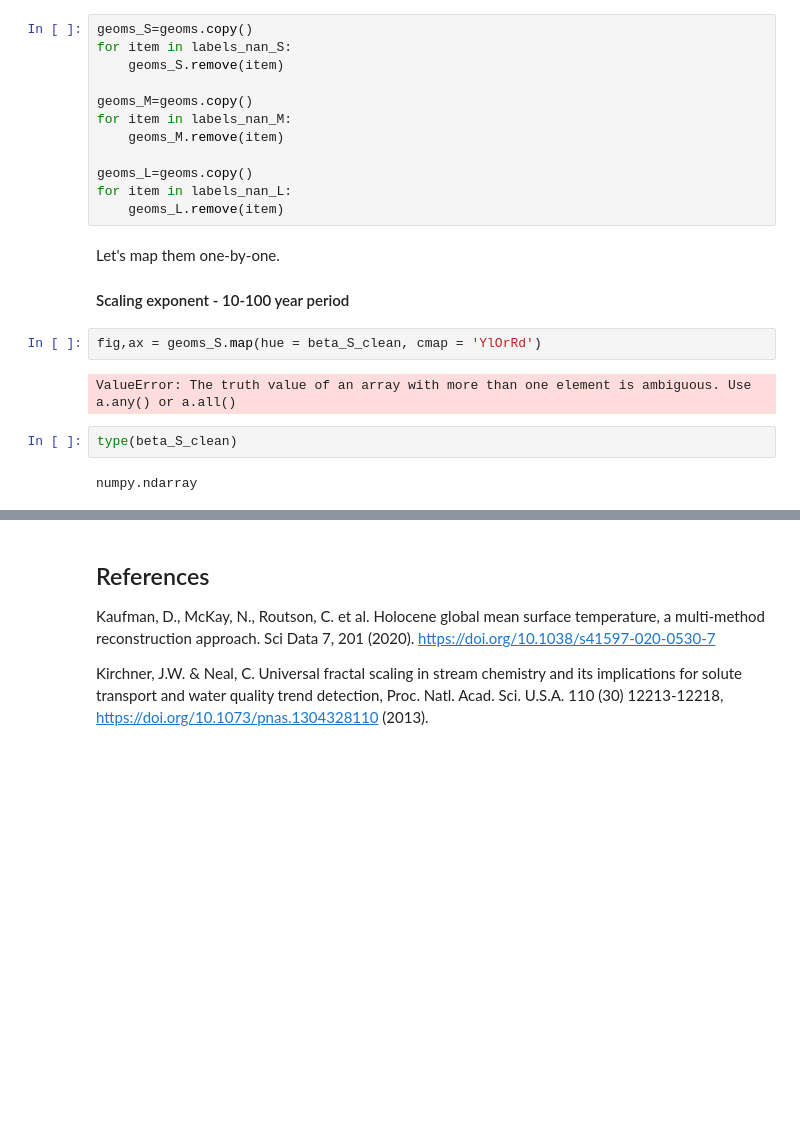
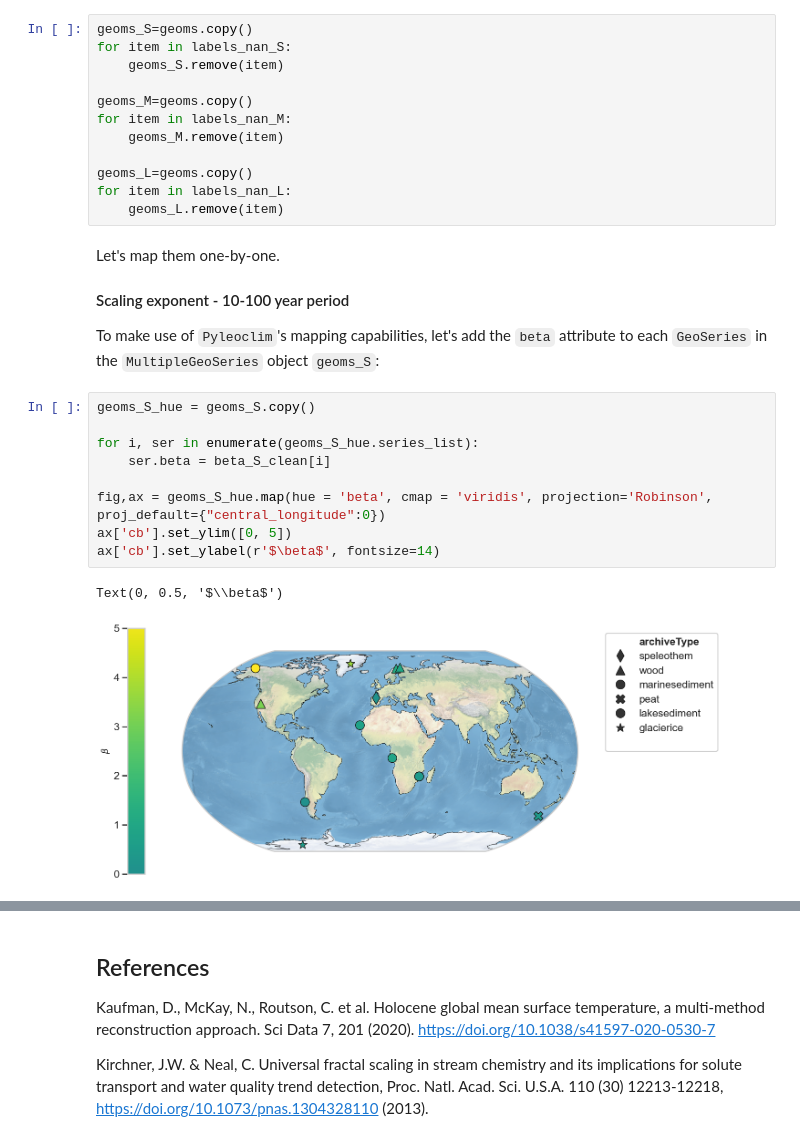
Before and after one commit to LinkedEarth/FreqFun, a Jupyter notebook: notebooks/spectral_analysis_temp12k.ipynb, the cells around one changed output, grey strips where cells are left out. Cells and saved outputs as stored; diff of their text form; blank space fills up the shorter version.

```diff
--- a/notebooks/spectral_analysis_temp12k.ipynb
+++ b/notebooks/spectral_analysis_temp12k.ipynb
@@ -635,11 +634,17 @@ for item in labels_nan_L:
 Let's map them one-by-one.
 
 #### Scaling exponent - 10-100 year period
+
+To make use of `Pyleoclim`'s mapping capabilities, let's add the `beta` attribute to each `GeoSeries` in the `MultipleGeoSeries` object `geoms_S`:
-# %%
-fig,ax = geoms_S.map(hue = beta_S_clean, cmap = 'YlOrRd')
-# %% [output]
-ValueError: The truth value of an array with more than one element is ambiguous. Use a.any() or a.all()
-# %%
-type(beta_S_clean)
-# %% [output]
-numpy.ndarray
+# %%
+geoms_S_hue = geoms_S.copy()
+
+for i, ser in enumerate(geoms_S_hue.series_list):
+    ser.beta = beta_S_clean[i]
+
+fig,ax = geoms_S_hue.map(hue = 'beta', cmap = 'viridis', projection='Robinson', proj_default={"central_longitude":0})
+ax['cb'].set_ylim([0, 5])
+ax['cb'].set_ylabel(r'$\beta$', fontsize=14)
+# %% [output]
+Text(0, 0.5, '$\\beta$')
+[figure, added]
```
Also changed, not shown: parts of 6 cells of this notebook.
